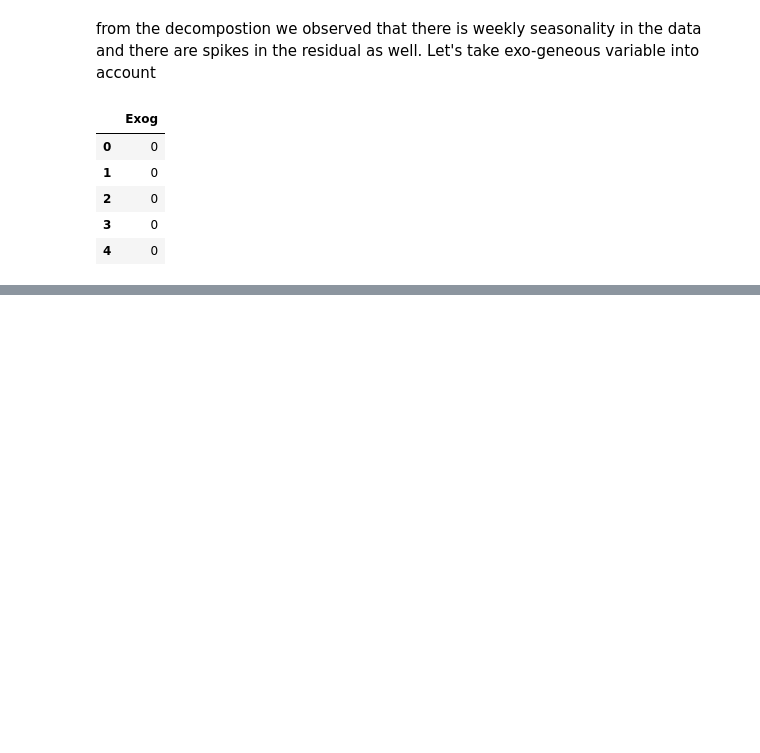
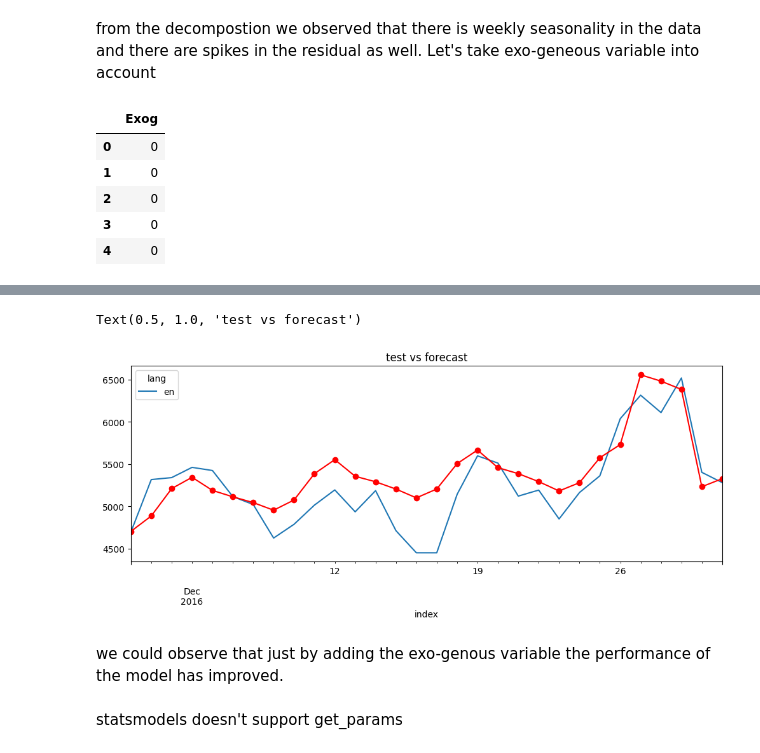
Before and after one commit to mahikshith/Adease_time_series, a Jupyter notebook: Ad_ease_time_series_prop.ipynb, the cells around one changed output, grey strips where cells are left out. Saved outputs shown, nothing was run; the diff lists cells and outputs as text; code cells hidden in the pictures; blank space fills up the shorter version.

```diff
--- a/Ad_ease_time_series_prop.ipynb
+++ b/Ad_ease_time_series_prop.ipynb
@@ -517,0 +553,9 @@ ex_df.head()
+# %%
+test.plot(figsize=(12,4))
+plt.plot(pred_ex,marker="o",color="red")
+plt.title("test vs forecast")
+# %% [output]
+Text(0.5, 1.0, 'test vs forecast')
+[figure, added]
+# %% [markdown]
+we could observe that just by adding the exo-genous variable the performance of the model has improved.
@@ -517,0 +570,2 @@ ex_df.head()
+# %% [markdown]
+statsmodels doesn't support get_params
```
Also changed, not shown: parts of 58 cells of this notebook, 1 other file.
